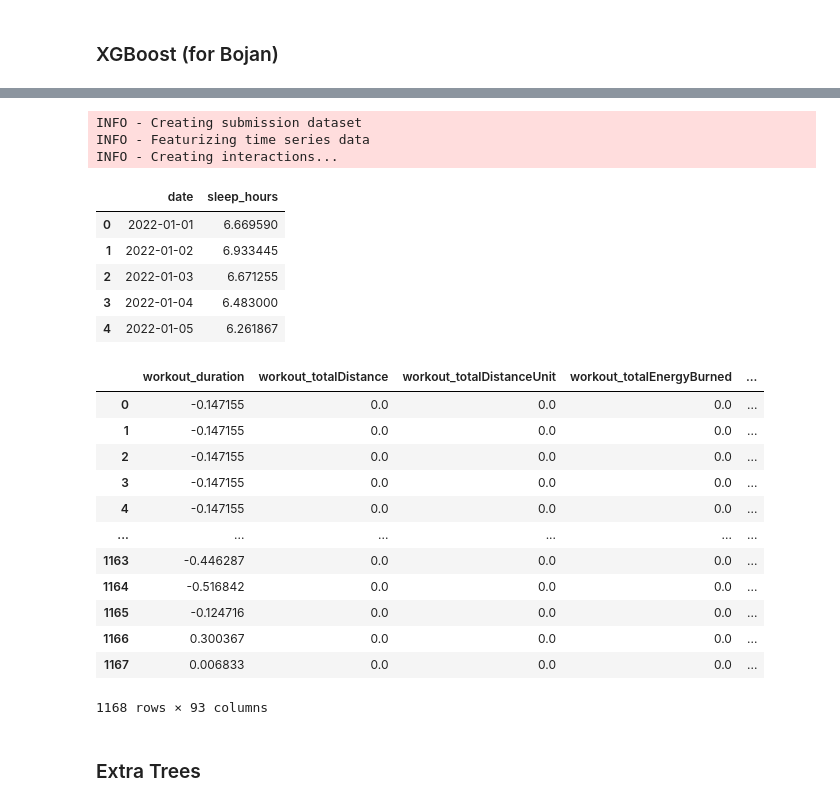
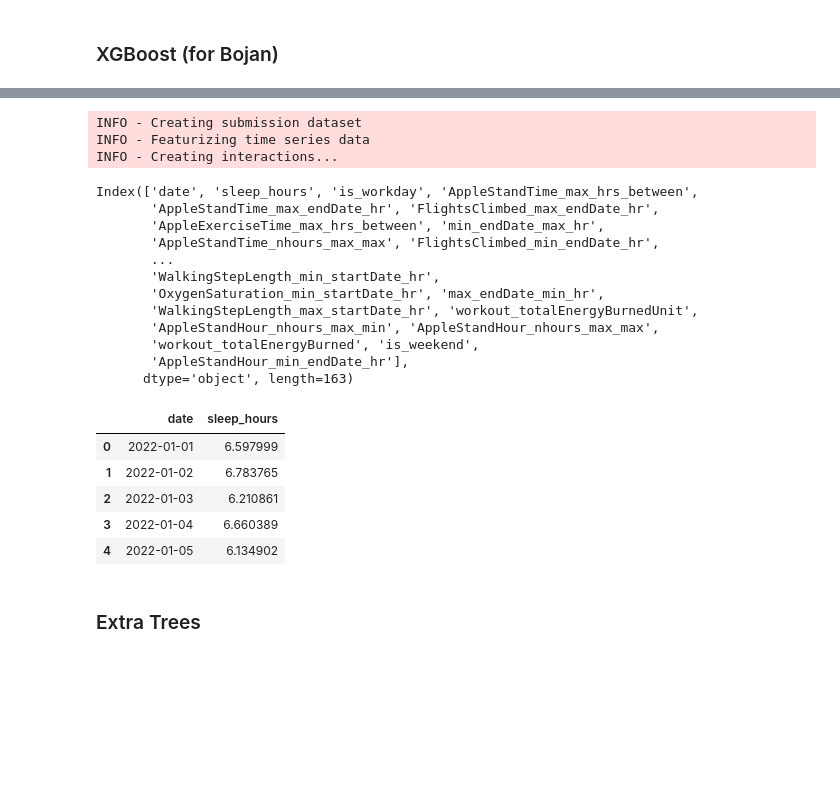
Before and after one commit to ds-sebastian/pog4-sleep-kaggle, a Jupyter notebook: stacks_on_stacks_on_stacks.ipynb, the cells around one changed output, grey strips where cells are left out. Saved outputs shown, nothing was run; the diff lists cells and outputs as text; code cells hidden in the pictures; blank space fills up the shorter version.

```diff
--- a/stacks_on_stacks_on_stacks.ipynb
+++ b/stacks_on_stacks_on_stacks.ipynb
@@ -491,33 +691,29 @@ XGBRegressor(base_score=None, booster=None, callbacks=None,
 # %%
-sub_xgb = data.create_submission(xgb)
+sub_xgb = data.create_submission(pipeline_xgb)
 sub_xgb.to_csv("./submissions/sub_xgb.csv", index=False)
 sub_xgb.head()
 # %% [output]
 INFO - Creating submission dataset
 INFO - Featurizing time series data
 INFO - Creating interactions...
+Index(['date', 'sleep_hours', 'is_workday', 'AppleStandTime_max_hrs_between',
+       'AppleStandTime_max_endDate_hr', 'FlightsClimbed_max_endDate_hr',
+       'AppleExerciseTime_max_hrs_between', 'min_endDate_max_hr',
+       'AppleStandTime_nhours_max_max', 'FlightsClimbed_min_endDate_hr',
+       ...
+       'WalkingStepLength_min_startDate_hr',
+       'OxygenSaturation_min_startDate_hr', 'max_endDate_min_hr',
+       'WalkingStepLength_max_startDate_hr', 'workout_totalEnergyBurnedUnit',
+       'AppleStandHour_nhours_max_min', 'AppleStandHour_nhours_max_max',
+       'workout_totalEnergyBurned', 'is_weekend',
+       'AppleStandHour_min_endDate_hr'],
+      dtype='object', length=163)
 |  | date | sleep_hours |
-| 0 | 2022-01-01 | 6.669590 |
-| 1 | 2022-01-02 | 6.933445 |
-| 2 | 2022-01-03 | 6.671255 |
-| 3 | 2022-01-04 | 6.483000 |
-| 4 | 2022-01-05 | 6.261867 |
+| 0 | 2022-01-01 | 6.597999 |
+| 1 | 2022-01-02 | 6.783765 |
+| 2 | 2022-01-03 | 6.210861 |
+| 3 | 2022-01-04 | 6.660389 |
+| 4 | 2022-01-05 | 6.134902 |
-# %%
-data.X_train
-# %% [output]
-|  | workout_duration | workout_totalDistance | workout_totalDistanceUnit | workout_totalEnergyBurned | ... |
-| 0 | -0.147155 | 0.0 | 0.0 | 0.0 | ... |
-| 1 | -0.147155 | 0.0 | 0.0 | 0.0 | ... |
-| 2 | -0.147155 | 0.0 | 0.0 | 0.0 | ... |
-| 3 | -0.147155 | 0.0 | 0.0 | 0.0 | ... |
-| 4 | -0.147155 | 0.0 | 0.0 | 0.0 | ... |
-| ... | ... | ... | ... | ... | ... |
-| 1163 | -0.446287 | 0.0 | 0.0 | 0.0 | ... |
-| 1164 | -0.516842 | 0.0 | 0.0 | 0.0 | ... |
-| 1165 | -0.124716 | 0.0 | 0.0 | 0.0 | ... |
-| 1166 | 0.300367 | 0.0 | 0.0 | 0.0 | ... |
-| 1167 | 0.006833 | 0.0 | 0.0 | 0.0 | ... |
-1168 rows × 93 columns
 # %% [markdown]
 ### Extra Trees
 # %%
```
Also changed, not shown: parts of 36 cells of this notebook, 19 other files.
